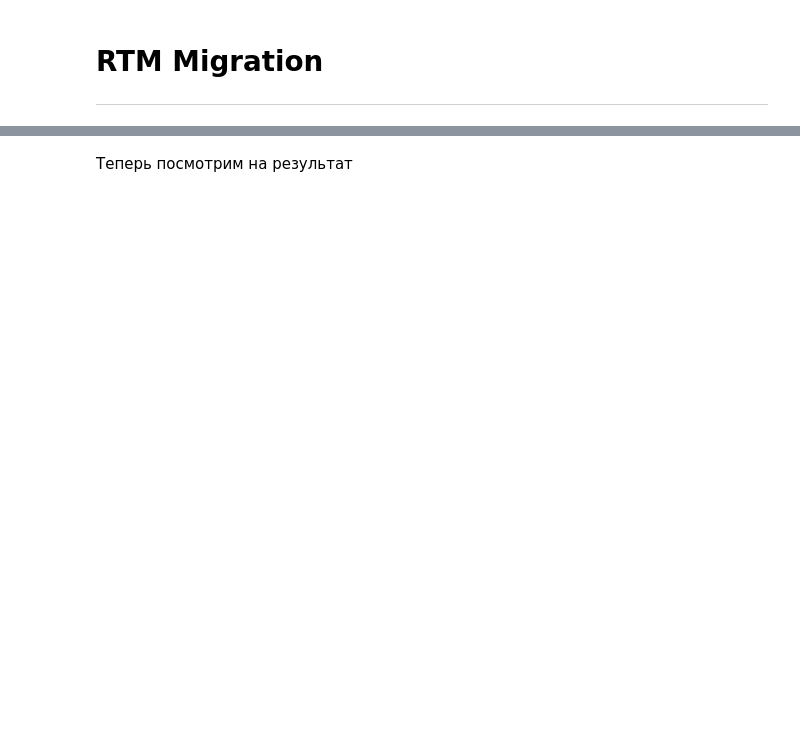
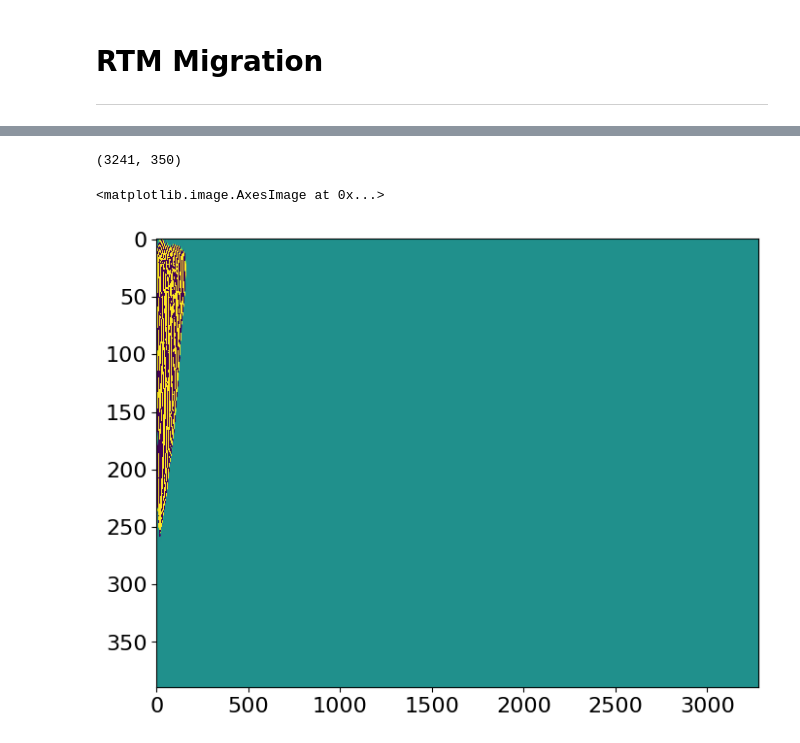
Before and after one commit to spaceswimmer/Migr_Lib, a Jupyter notebook: Modeling Presentation.ipynb, the cells around one changed output, grey strips where cells are left out. Saved outputs shown, nothing was run; the diff lists cells and outputs as text; code cells hidden in the pictures; blank space fills up the shorter version.

```diff
--- a/Modeling Presentation.ipynb
+++ b/Modeling Presentation.ipynb
@@ -240,3 +278,18 @@ Imaging source 6 out of 30
-# %% [markdown]
-Теперь посмотрим на результат
+# %%
+model_vp.shape
+# %% [output]
+(3241, 350)
+# %%
+model_images = np.load('Results/RTM_model_images.npy')
+
+stack_image = np.zeros_like(np.diff(model_images[0], axis=1))
+for im in model_images:
+    stack_image += np.diff(im, axis=1)
+
+image = model_images[0].T
+gain = np.quantile(image, 0.99)
+plt.imshow(image.T, aspect='auto', vmin=-gain, vmax=gain)
+# %% [output]
+<matplotlib.image.AxesImage at 0x...>
+[figure, added]
 # %%
```
Also changed, not shown: parts of 23 cells of this notebook, 9 other files.
